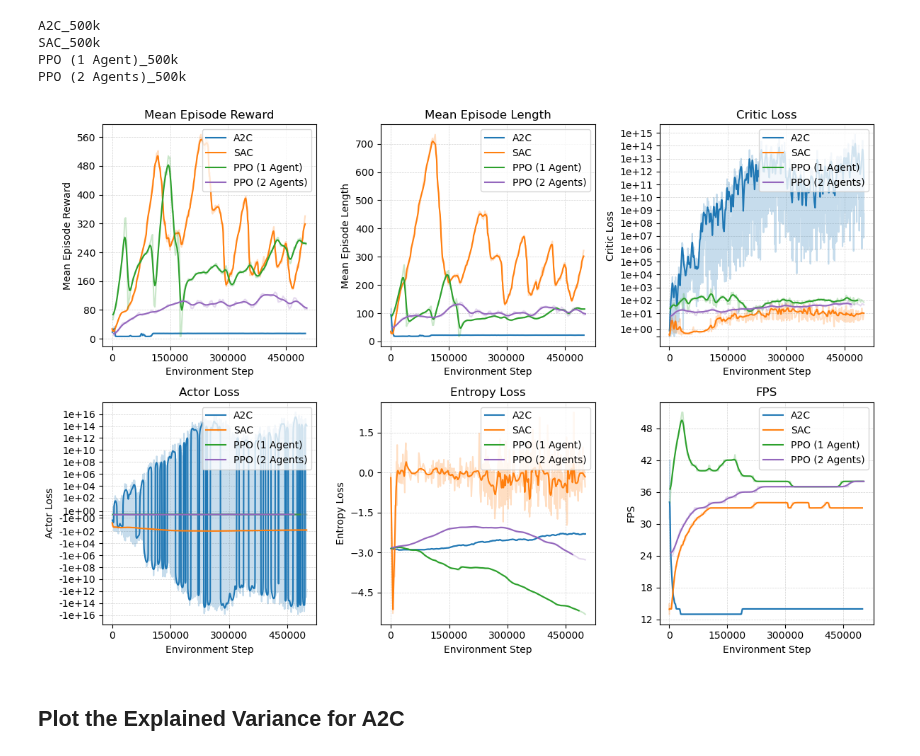
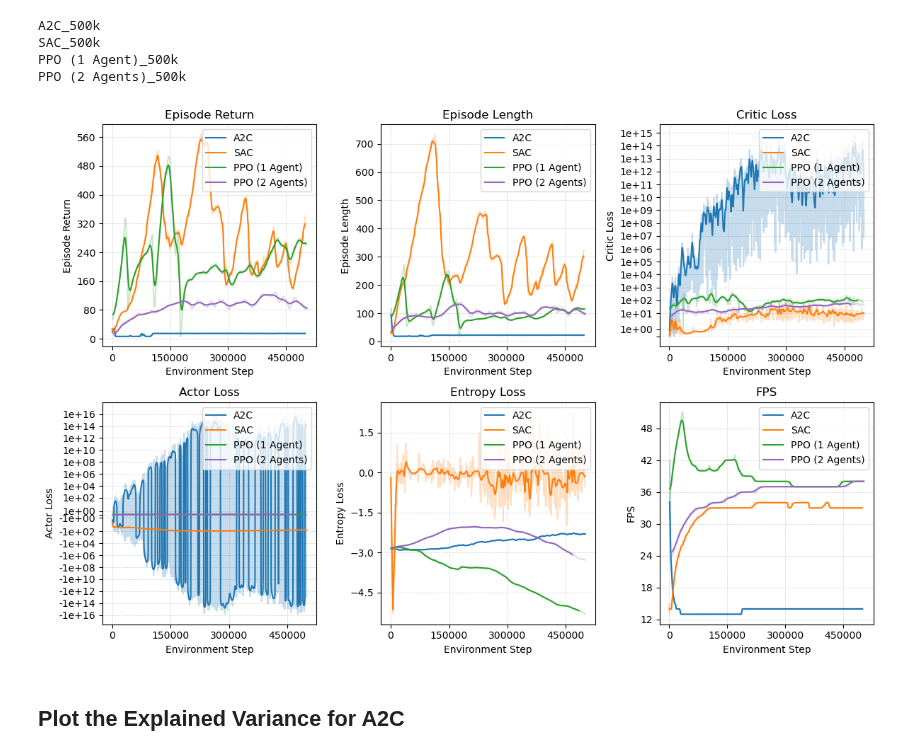
Before and after one commit to till2/self-driving-car, a Jupyter notebook: Baselines.ipynb, the cells around one changed output. Cells and saved outputs as stored; diff of their text form; code cells hidden in the pictures.

```diff
--- a/Baselines.ipynb
+++ b/Baselines.ipynb
@@ -459,13 +459,13 @@ for key_idx, key in enumerate(data.keys()):
         axs[1].plot(xs, rewards_curve, color=colors[key_idx])
 
 # Add labels and legend
-axs[0].set_xlabel("Mean Episode Reward")
+axs[0].set_xlabel("Episode Return")
 axs[0].set_ylabel("Probability Density")
 #axs[0].set_title("Bootstrapped Episode Rewards")
 axs[0].legend()
 
 axs[1].set_xlim(0, 150)
-axs[1].set_xlabel("Mean  Episode Length")
+axs[1].set_xlabel("Episode Length")
 axs[1].set_ylabel("Probability Density")
 #axs[1].set_title("Bootstrapped Episode Lengths")
 axs[1].legend()
@@ -509,41 +509,49 @@ for i, metric in enumerate(metrics):
     col = i % 3
     ax = axs[row, col]
 
-    ax.set_title(title_dict[metric])
-    ax.set_ylabel(title_dict[metric])
+    if title_dict[metric] == "Mean Episode Reward":
+        ax.set_ylabel("Episode Return")
+        ax.set_title("Episode Return")
+    elif title_dict[metric] == "Mean Episode Length":
+        ax.set_ylabel("Episode Length")
+        ax.set_title("Episode Length")
+    else:
+        ax.set_ylabel(title_dict[metric])
+        ax.set_title(title_dict[metric])
+
     ax.set_xlabel('Environment Step')
 
     for j, (key, df) in enumerate(dataframes.items()):
         steps = df.columns
         values = df.loc[metric]
 
         label = key.split("_")[0] # cut of everything after the first underscore
 
         if "actor_loss" in metric and "A2C" in key:
             smoothed_values = gaussian_filter1d(values, sigma=4)
         else:
             smoothed_values = gaussian_filter1d(values, sigma=2)
 
         ax.plot(steps, smoothed_values, label=label, alpha=1.0, color=colors[j % len(colors)])
         ax.plot(steps, values, alpha=0.25, color=colors[j % len(colors)])
 
         ax.legend(loc="upper right")
 
     ax.xaxis.set_major_locator(plt.MaxNLocator(4))
     ax.yaxis.set_major_locator(plt.MaxNLocator(8))
 
     if "critic_loss" in metric or "actor_loss" in metric:
         ax.set_yscale("symlog")
         ax.get_yaxis().set_major_formatter(plt.FuncFormatter(lambda x, pos: "{:.0e}".format(x) if x != 0 else None))
 
     ax.grid(True, linestyle='--', linewidth=0.5, color='lightgray')
     ax.set_facecolor('white')
 
 plt.tight_layout()
 plt.savefig("figs/Training Metrics with a CNN Policy.pdf")
 plt.show()
 # %% [output]
-[figure, old version]
+[figure, new version]
 # %% [markdown]
 ## Plot the Explained Variance for A2C
 # %%
```
Also changed, not shown: parts of 3 cells of this notebook, 3 other files.
